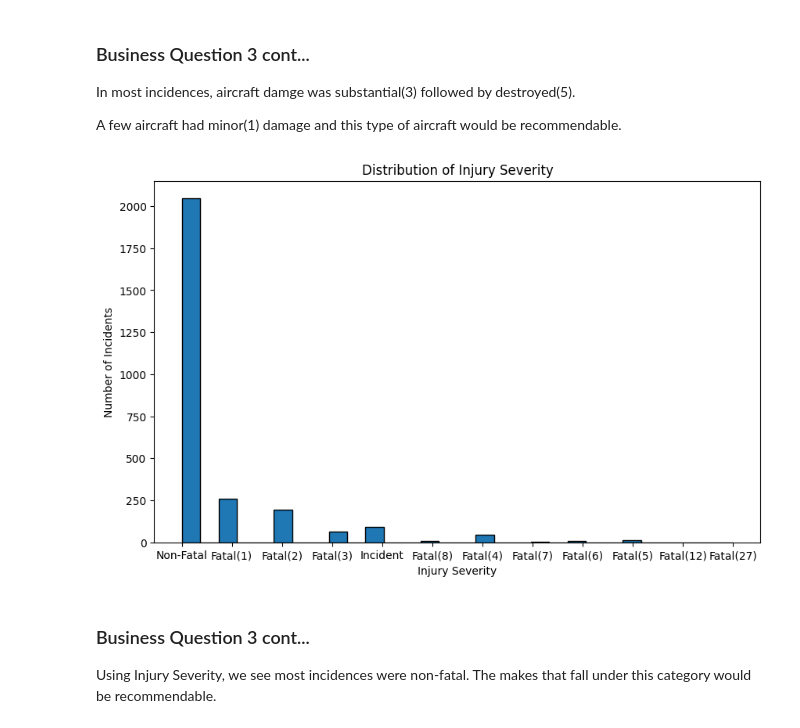
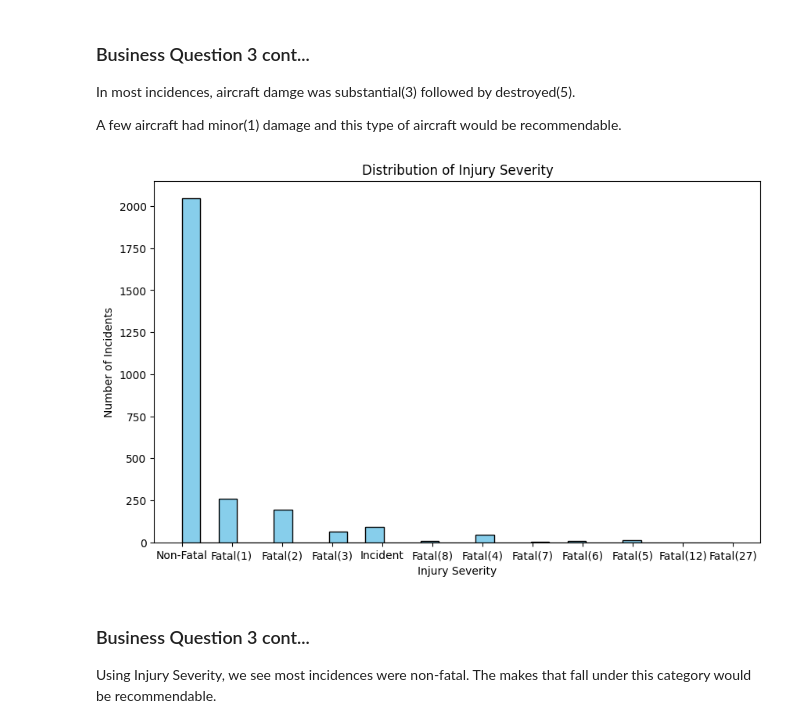
Before and after one commit to clivekinyanjui/DS-Phase1-Project, a Jupyter notebook: aircraftproject.ipynb, the cells around one changed output. Cells and saved outputs as stored; diff of their text form; code cells hidden in the pictures.

```diff
--- a/aircraftproject.ipynb
+++ b/aircraftproject.ipynb
@@ -253,14 +253,14 @@ Minor_Damage_Makes = Minor_Damage_df ["Make"].unique().tolist()
 # %%
 # Using a histogram to visualize the distribution of injury severity
 Injury_Severity_Figure, ax = plt.subplots(figsize=(10,6))
 
-ax.hist(df_relevant["Injury.Severity"], bins=30, edgecolor='black')
+ax.hist(df_relevant["Injury.Severity"], bins=30, color="skyblue", edgecolor='black')
 ax.set_xlabel("Injury Severity")
 ax.set_ylabel("Number of Incidents")
 ax.set_title("Distribution of Injury Severity")
 plt.show()
 # %% [output]
-[figure, old version]
+[figure, new version]
 # %%
 # Filtering makes whose injury severity is Non-Fatal
 Non_Fatal_Injury_df = df_relevant [df_relevant ["Injury.Severity"] == "Non-Fatal"]
```
Also changed, not shown: parts of 4 cells of this notebook, 8 other files.
